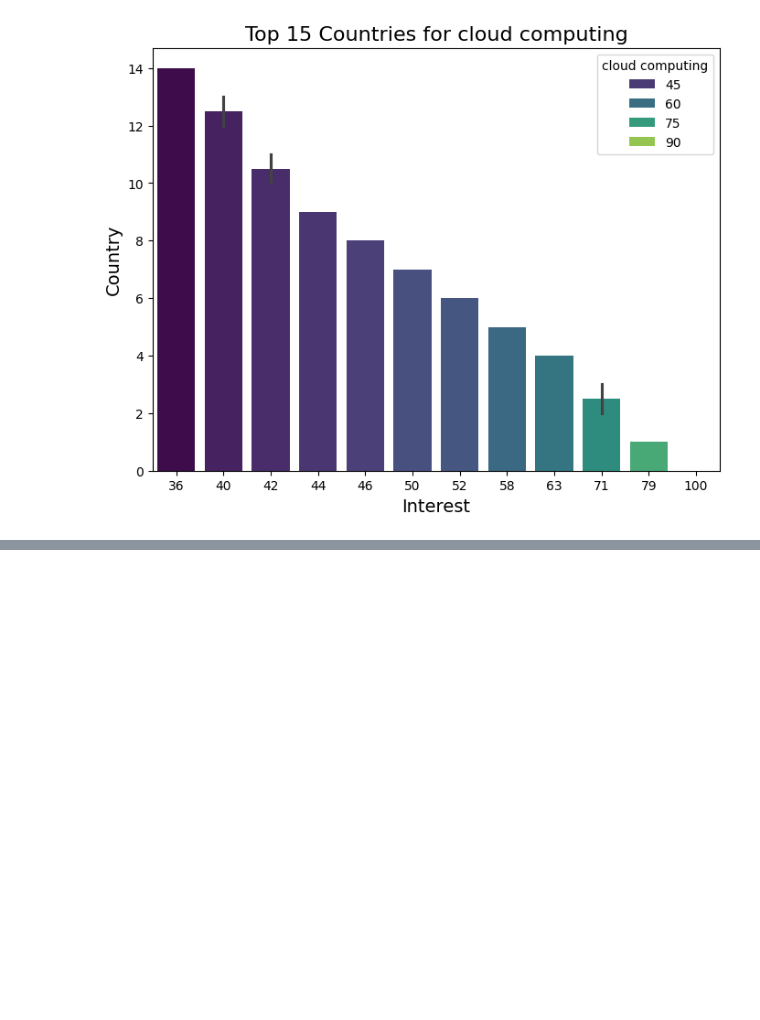
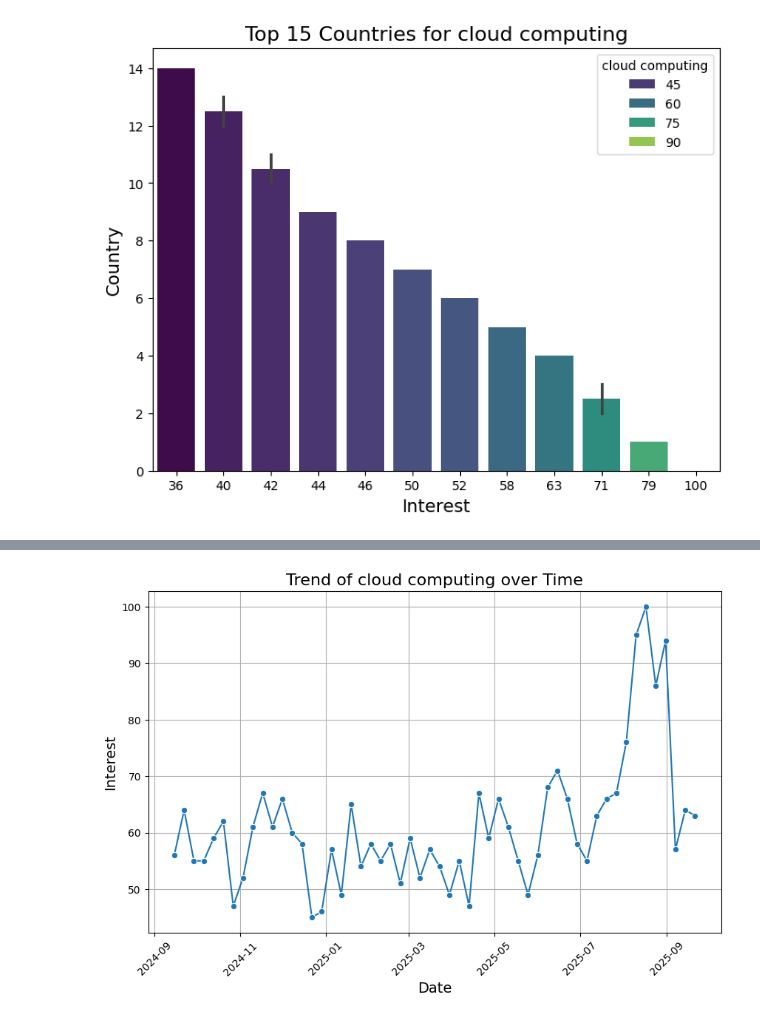
Before and after one commit to Vanshaj14Mohan/Google-Data-Analysis, a Jupyter notebook: Files/main.ipynb, the cells around one changed output, grey strips where cells are left out. Cells and saved outputs as stored; diff of their text form; code cells hidden in the pictures; blank space fills up the shorter version.

```diff
--- a/Files/main.ipynb
+++ b/Files/main.ipynb
@@ -131,0 +132,12 @@ fig.show()
+# %%
+time_df = data[['date', keyword]]
+plt.figure(figsize=(10,6))
+sns.lineplot(x='date', y=keyword, data=time_df, marker='o')
+plt.title(f'Trend of {keyword} over Time', fontsize=16)
+plt.xlabel('Date', fontsize=14)
+plt.ylabel('Interest', fontsize=14)
+plt.xticks(rotation=45)
+plt.grid()
+plt.show()
+# %% [output]
+[figure, added]
```
Also changed, not shown: parts of 4 cells of this notebook.
